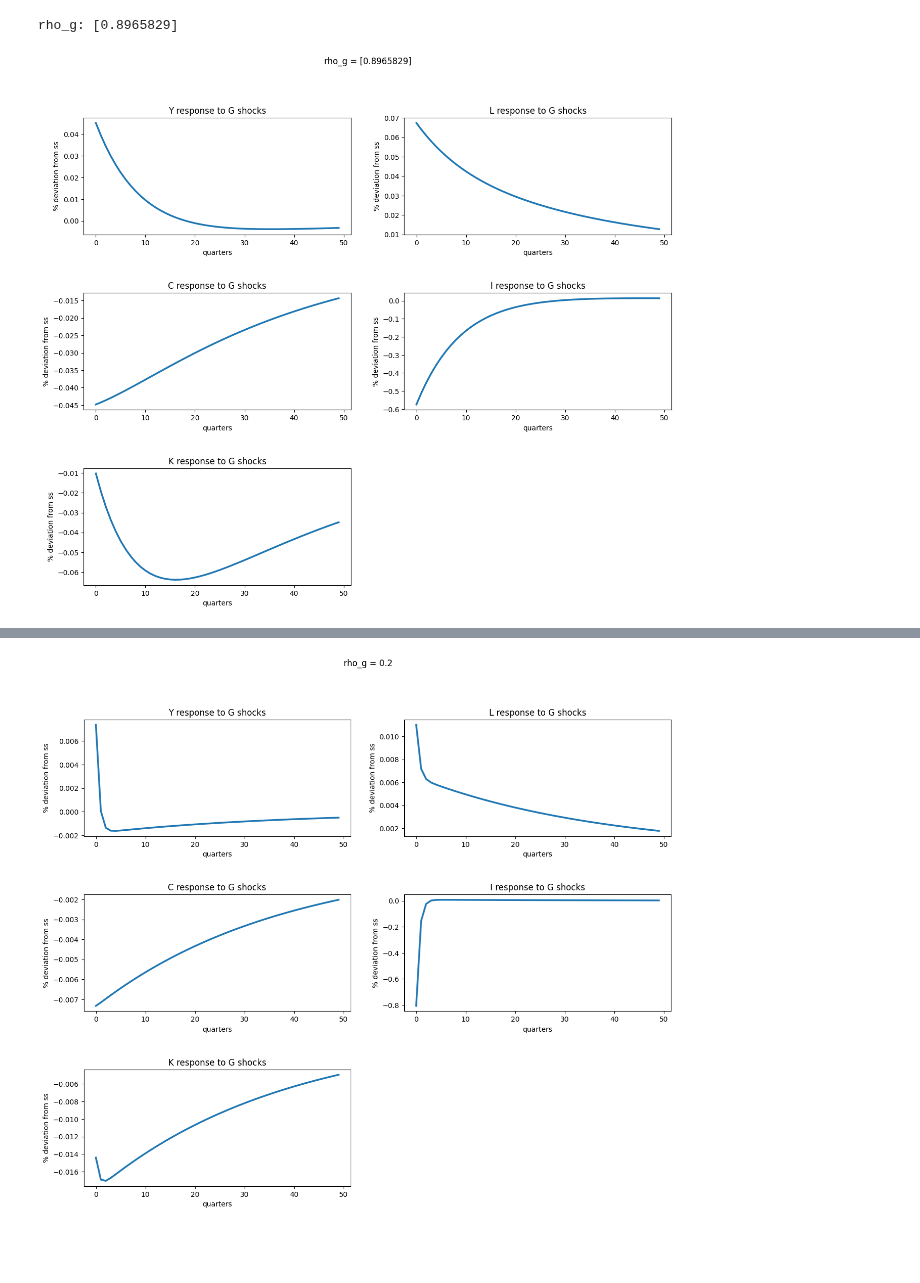
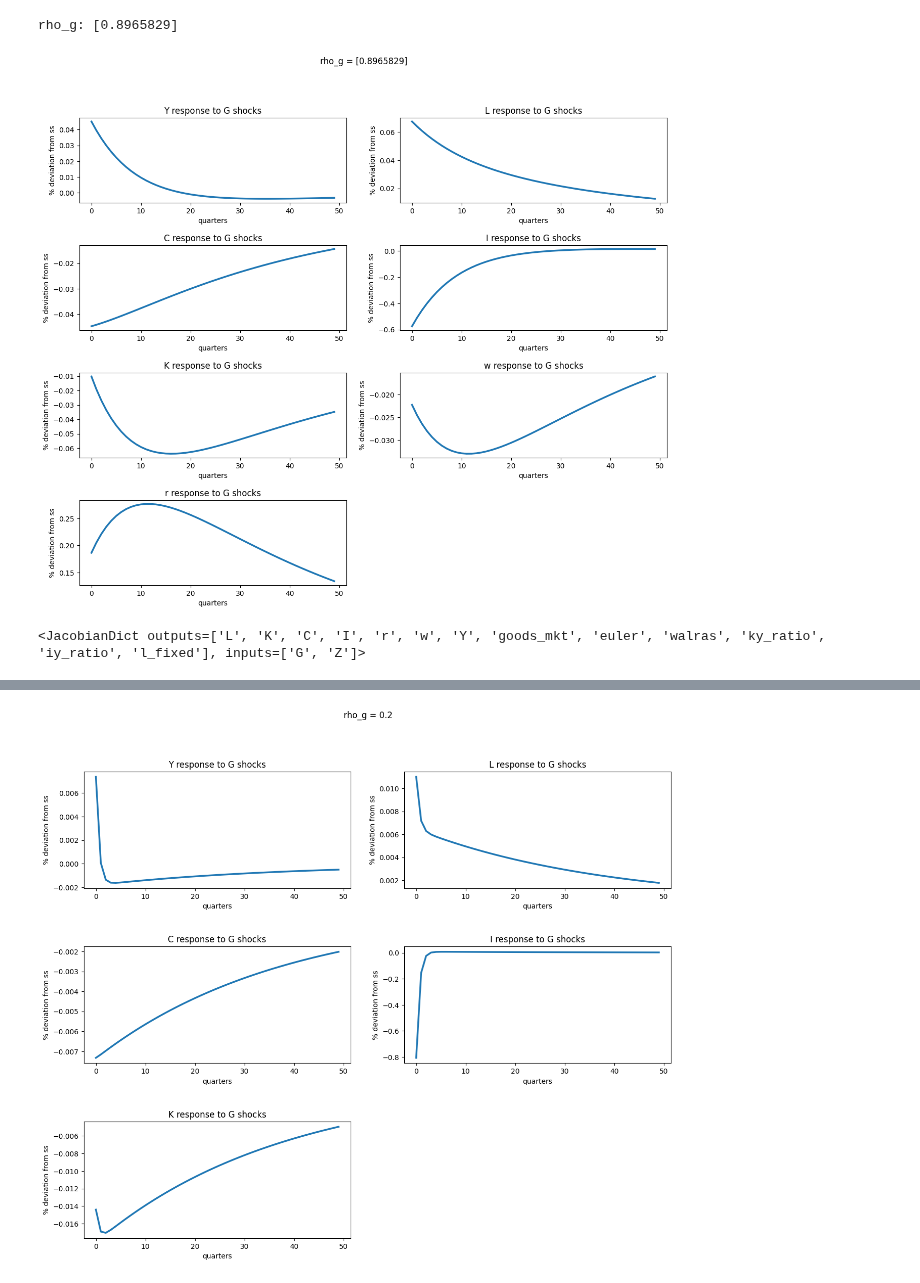
Before and after one commit to sthau/econ-212, a Jupyter notebook: macro_2/macro_2.ipynb, the cells around one changed output, grey strips where cells are left out. Saved outputs shown, nothing was run; the diff lists cells and outputs as text; code cells hidden in the pictures; blank space fills up the shorter version.

Commit message:
Added wage and rent to graphs

```diff
--- a/macro_2/macro_2.ipynb
+++ b/macro_2/macro_2.ipynb
@@ -95,29 +95,33 @@ targets_1 = {"goods_mkt", "euler"}
 
 G_1 = rbc_1.solve_jacobian(ss_1, unknowns_1, targets_1, inputs_1, T = T)
 # %%
-VAR_LIST = ["Y", "L", "C", "I", "K"]
+VAR_LIST = ["Y", "L", "C", "I", "K", "w", "r"]
 rho_g = ar1.coef_
 
 da = np.exp(sigma_g * ss_1['G'] * rho_g**np.arange(T)) - 1
 
 plt.figure(figsize=(15, 12))
 plt.subplots_adjust(hspace=0.5)
 
 
 for i in range(len(VAR_LIST)):
     var = VAR_LIST[i]
     dVal = 100 * G_1[var]['G'] @ da / ss_1[var]
 
-    ax = plt.subplot(3, 2, i + 1)
+    ax = plt.subplot(4, 2, i + 1)
 
     ax.plot(dVal[:50], linewidth=2.5)
     ax.set_title(f'{var} response to G shocks')
     ax.set_ylabel('% deviation from ss')
     ax.set_xlabel('quarters')
 plt.suptitle(f"rho_g = {rho_g}")
 plt.show()
 # %% [output]
-[figure, old version]
+[figure, new version]
+# %%
+print(G_1)
+# %% [output]
+<JacobianDict outputs=['L', 'K', 'C', 'I', 'r', 'w', 'Y', 'goods_mkt', 'euler', 'walras', 'ky_ratio', 'iy_ratio', 'l_fixed'], inputs=['G', 'Z']>
 # %%
 rho_g = 0.7
 da = np.exp(sigma_g * ss_1['G'] * rho_g**np.arange(T)) - 1
```
Also changed, not shown: parts of 5 cells of this notebook.
